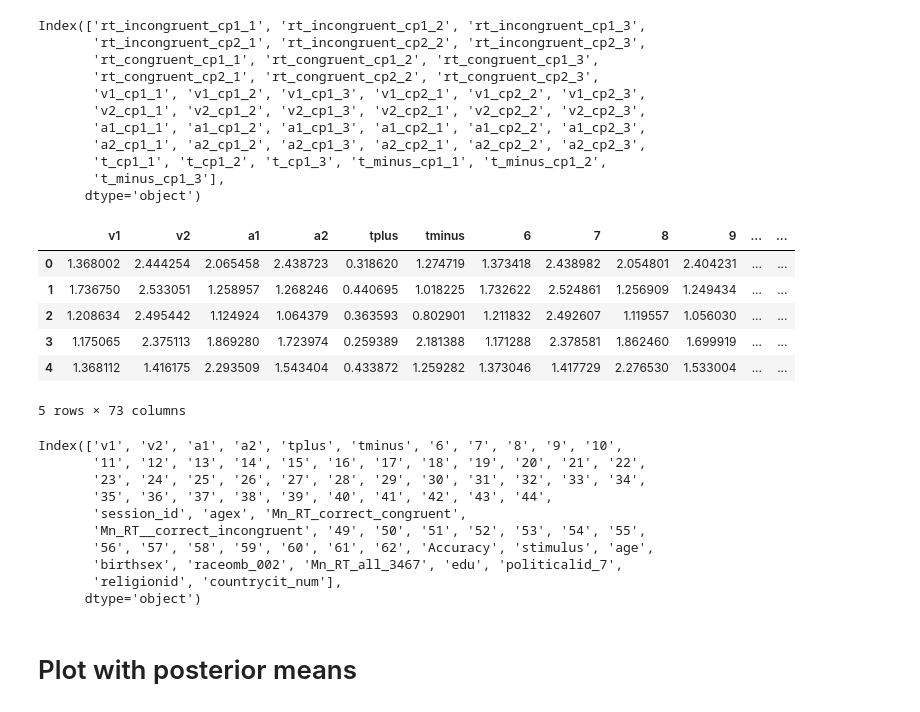
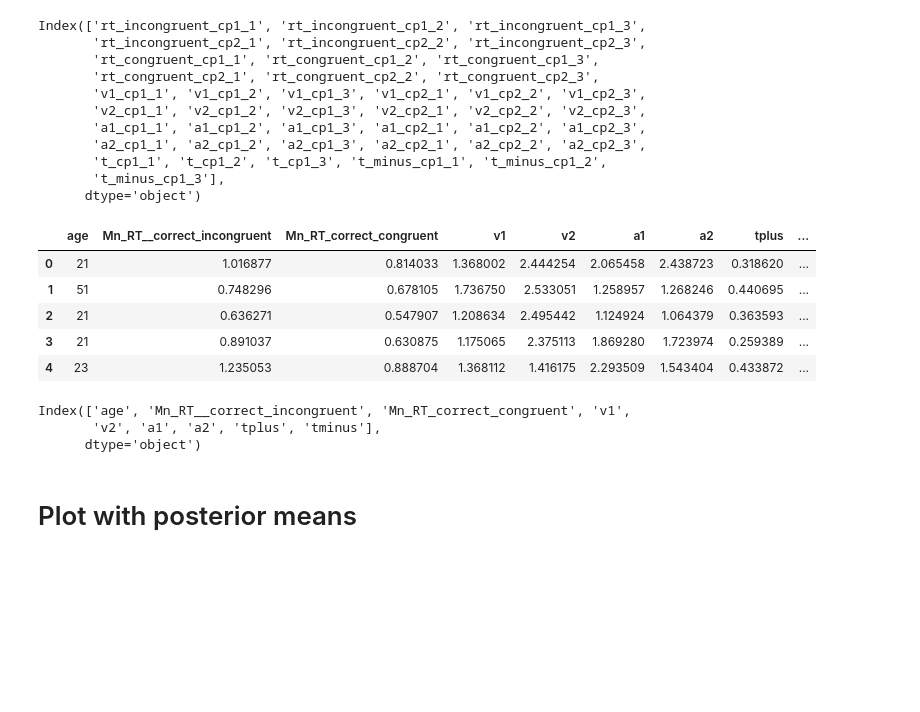
Before and after one commit to stefanradev93/DataSizeMatters, a Jupyter notebook: IAT_BayesRidge_Changepoint.ipynb, the cells around one changed output. Drawn from its saved outputs; the diff is of its cells as text; code cells hidden in the pictures; blank space fills up the shorter version.

```diff
--- a/IAT_BayesRidge_Changepoint.ipynb
+++ b/IAT_BayesRidge_Changepoint.ipynb
@@ -40,29 +42,23 @@ Index(['rt_incongruent_cp1_1', 'rt_incongruent_cp1_2', 'rt_incongruent_cp1_3',
        't_minus_cp1_3'],
       dtype='object')
 # %%
-est_data = pd.read_csv('D:/iat/final_iat.csv')
+#est_data = pd.read_csv('D:/iat/final_iat.csv')
+est_data = pd.read_csv('c:/Users/User1/Documents/data.csv')
-# %%
-est_data.head()
-# %% [output]
-|  | v1 | v2 | a1 | a2 | tplus | tminus | 6 | 7 | 8 | 9 | ... | ... |
-| 0 | 1.368002 | 2.444254 | 2.065458 | 2.438723 | 0.318620 | 1.274719 | 1.373418 | 2.438982 | 2.054801 | 2.404231 | ... | ... |
-| 1 | 1.736750 | 2.533051 | 1.258957 | 1.268246 | 0.440695 | 1.018225 | 1.732622 | 2.524861 | 1.256909 | 1.249434 | ... | ... |
-| 2 | 1.208634 | 2.495442 | 1.124924 | 1.064379 | 0.363593 | 0.802901 | 1.211832 | 2.492607 | 1.119557 | 1.056030 | ... | ... |
-| 3 | 1.175065 | 2.375113 | 1.869280 | 1.723974 | 0.259389 | 2.181388 | 1.171288 | 2.378581 | 1.862460 | 1.699919 | ... | ... |
-| 4 | 1.368112 | 1.416175 | 2.293509 | 1.543404 | 0.433872 | 1.259282 | 1.373046 | 1.417729 | 2.276530 | 1.533004 | ... | ... |
-5 rows × 73 columns
+# %%
+est_data = est_data.rename(columns={"agex": "age"})
+est_data.head()
+# %% [output]
+|  | age | Mn_RT__correct_incongruent | Mn_RT_correct_congruent | v1 | v2 | a1 | a2 | tplus | ... |
+| 0 | 21 | 1.016877 | 0.814033 | 1.368002 | 2.444254 | 2.065458 | 2.438723 | 0.318620 | ... |
+| 1 | 51 | 0.748296 | 0.678105 | 1.736750 | 2.533051 | 1.258957 | 1.268246 | 0.440695 | ... |
+| 2 | 21 | 0.636271 | 0.547907 | 1.208634 | 2.495442 | 1.124924 | 1.064379 | 0.363593 | ... |
+| 3 | 21 | 0.891037 | 0.630875 | 1.175065 | 2.375113 | 1.869280 | 1.723974 | 0.259389 | ... |
+| 4 | 23 | 1.235053 | 0.888704 | 1.368112 | 1.416175 | 2.293509 | 1.543404 | 0.433872 | ... |
 # %%
 est_data.columns
 # %% [output]
-Index(['v1', 'v2', 'a1', 'a2', 'tplus', 'tminus', '6', '7', '8', '9', '10',
-       '11', '12', '13', '14', '15', '16', '17', '18', '19', '20', '21', '22',
-       '23', '24', '25', '26', '27', '28', '29', '30', '31', '32', '33', '34',
-       '35', '36', '37', '38', '39', '40', '41', '42', '43', '44',
-       'session_id', 'agex', 'Mn_RT_correct_congruent',
-       'Mn_RT__correct_incongruent', '49', '50', '51', '52', '53', '54', '55',
-       '56', '57', '58', '59', '60', '61', '62', 'Accuracy', 'stimulus', 'age',
-       'birthsex', 'raceomb_002', 'Mn_RT_all_3467', 'edu', 'politicalid_7',
-       'religionid', 'countrycit_num'],
+Index(['age', 'Mn_RT__correct_incongruent', 'Mn_RT_correct_congruent', 'v1',
+       'v2', 'a1', 'a2', 'tplus', 'tminus'],
       dtype='object')
 # %% [markdown]
 # Plot with posterior means
```
Also changed, not shown: parts of 5 cells of this notebook, 3 other files.
